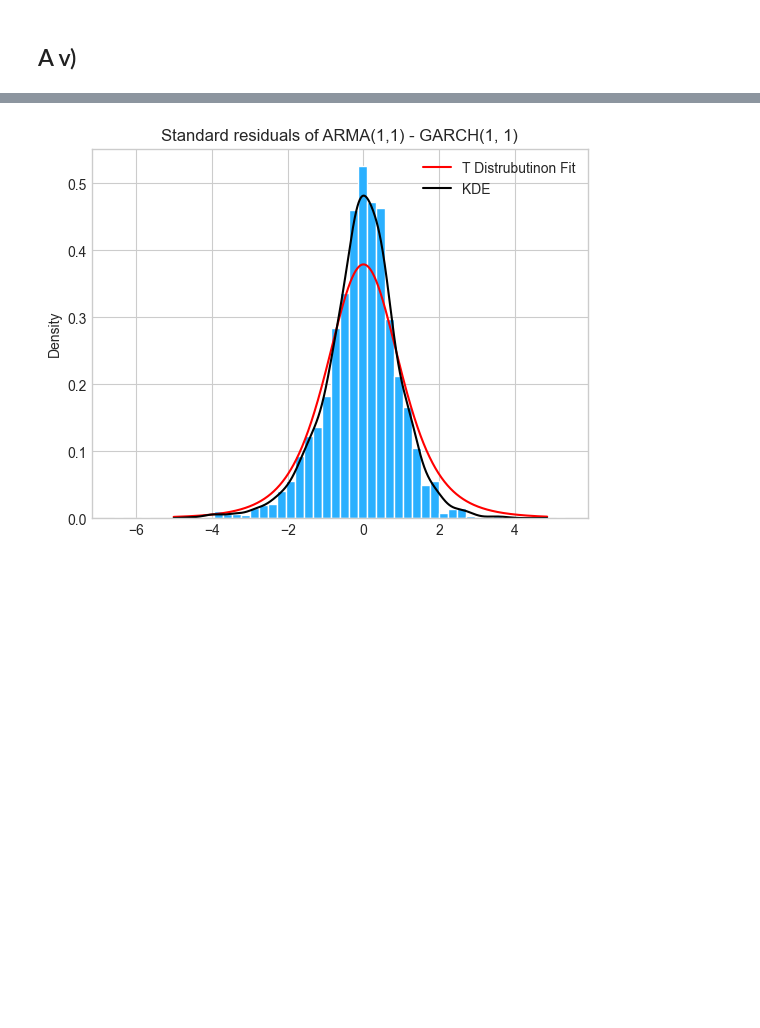
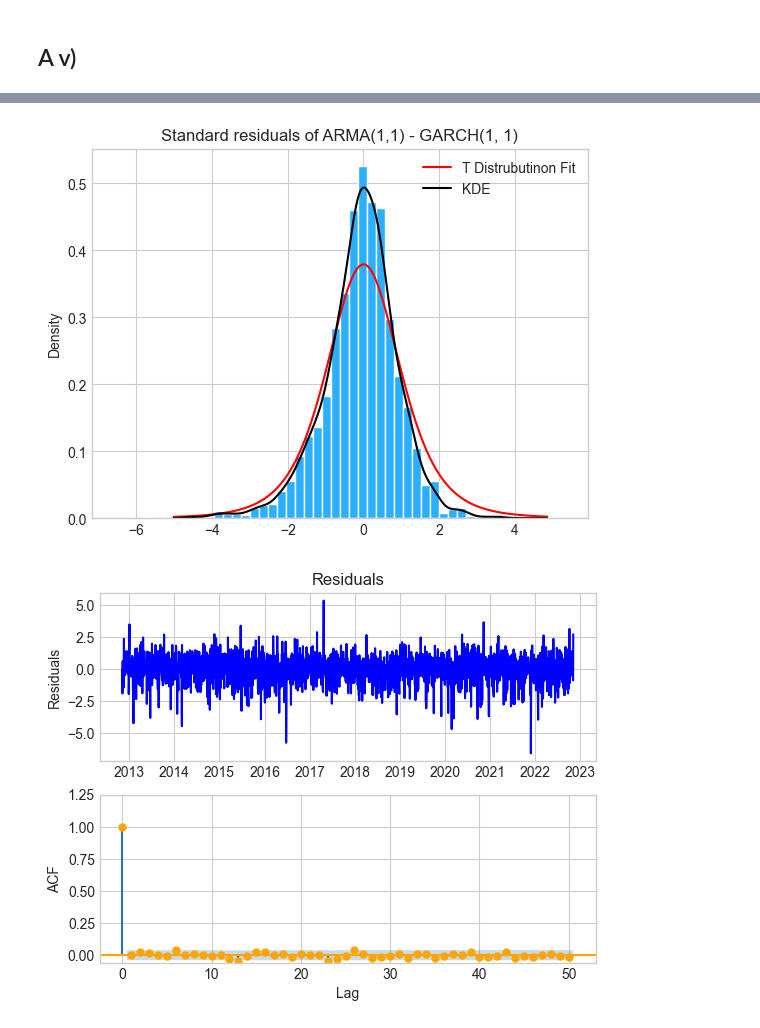
Before and after one commit to georgec123/qrm, a Jupyter notebook: src/q1.ipynb, the cells around one changed output, grey strips where cells are left out. Saved outputs shown, nothing was run; the diff lists cells and outputs as text; code cells hidden in the pictures; blank space fills up the shorter version.

```diff
--- a/src/q1.ipynb
+++ b/src/q1.ipynb
@@ -311,21 +309,24 @@ plt.savefig('./plots/q1/Q1E4.png')
 # %%
 
 dist=t(df=sol_loglikelihood.x[6])
 
 x = np.linspace(std_residuals.mean() - 5*std_residuals.std(), std_residuals.mean() + 5*std_residuals.std(), 1001)
-kde = ss.gaussian_kde(model_fit.std_resid)
-
-x = np.linspace(std_residuals.mean() - 5*std_residuals.std(), std_residuals.mean() + 5*std_residuals.std(), 1001)
+kde = ss.gaussian_kde(std_residuals)
 t_dist = dist.pdf(x)
 
 
 plt.plot(x, t_dist, label= 'T Distrubutinon Fit', color='red');
 plt.plot(x, kde(x), label='KDE', color='k');
 plt.hist(std_residuals, bins=50, density=True,facecolor='#2ab0ff', edgecolor='white');
 plt.ylabel('Density')
 plt.title("Standard residuals of ARMA(1,1) - GARCH(1, 1)")
 
 plt.legend()
 plt.savefig('plots/q1/Q1E2.png'); plt.show()
+
+
+plot_acf_graphs(std_residuals, title='Residuals')
+plt.savefig('./plots/q1/Q1E5.png'); plt.show()
 # %% [output]
-[figure, old version]
+[figure, new version]
+[figure, added]
```
Also changed, not shown: parts of 5 cells of this notebook, 4 other files.
